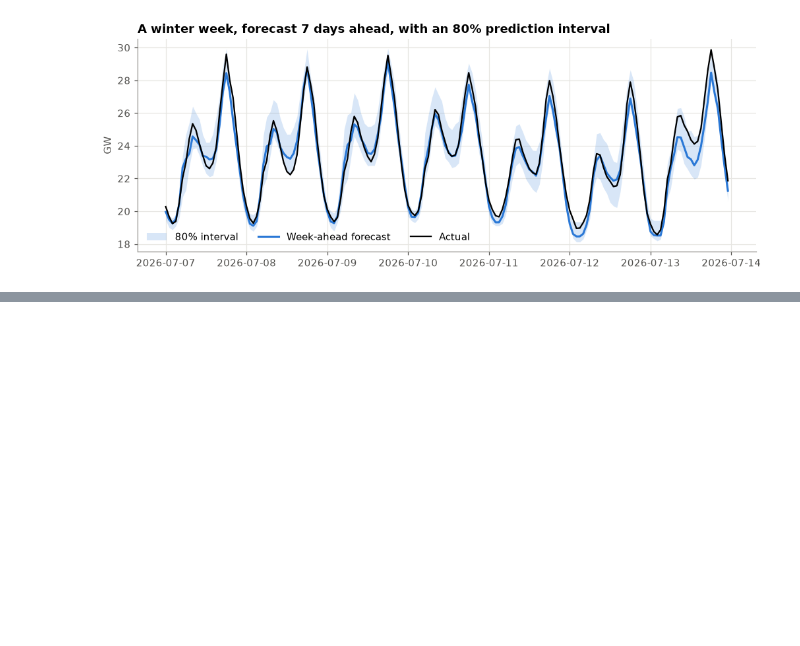
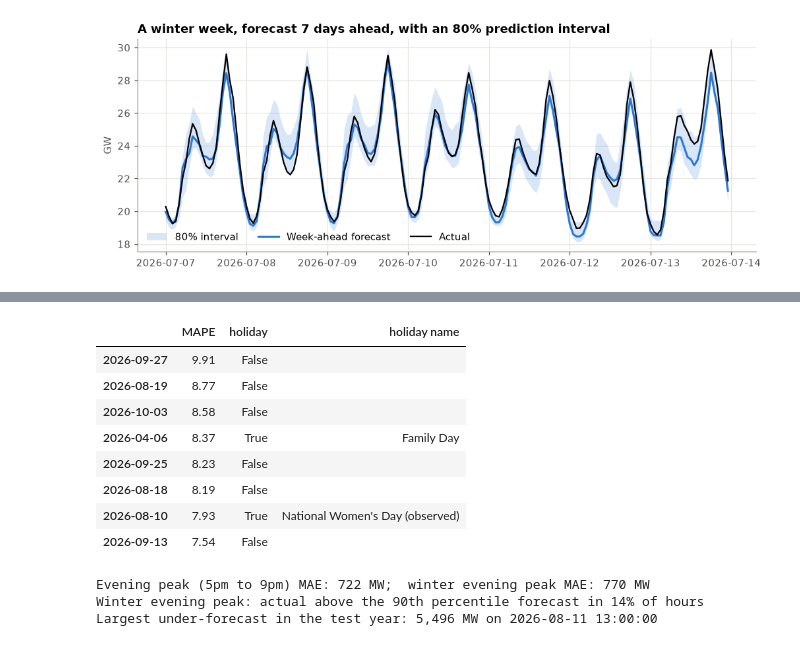
Before and after one commit to vusumuzinkosi/eskom-demand-forecasting, a Jupyter notebook: notebooks/03_model.ipynb, the cells around one changed output, grey strips where cells are left out. Cells and saved outputs as stored; diff of their text form; code cells hidden in the pictures; blank space fills up the shorter version.

```diff
--- a/notebooks/03_model.ipynb
+++ b/notebooks/03_model.ipynb
@@ -293,0 +324,25 @@ forecasts.to_parquet("../data/processed/test_forecasts.parquet")
+# %%
+worst = f.groupby(f.index.date).agg(MAPE=("ape", "mean"), holiday=("holiday", "max")).sort_values("MAPE", ascending=False).head(8)
+worst["holiday name"] = [hol.get(d, "") for d in worst.index]
+worst.round(2)
+# %% [output]
+|  | MAPE | holiday | holiday name |
+| 2026-09-27 | 9.91 | False |  |
+| 2026-08-19 | 8.77 | False |  |
+| 2026-10-03 | 8.58 | False |  |
+| 2026-04-06 | 8.37 | True | Family Day |
+| 2026-09-25 | 8.23 | False |  |
+| 2026-08-18 | 8.19 | False |  |
+| 2026-08-10 | 7.93 | True | National Women's Day (observed) |
+| 2026-09-13 | 7.54 | False |  |
+# %%
+peak = f[f.index.hour.isin([17, 18, 19, 20])]
+winter_peak = peak[peak.index.month.isin([6, 7, 8])]
+print(f"Evening peak (5pm to 9pm) MAE: {peak.abs_err.mean():,.0f} MW;  winter evening peak MAE: {winter_peak.abs_err.mean():,.0f} MW")
+print(f"Winter evening peak: actual above the 90th percentile forecast in {(winter_peak.actual > winter_peak.p90).mean():.0%} of hours")
+under = (f.actual - f.gradient_boosting).clip(lower=0)
+print(f"Largest under-forecast in the test year: {under.max():,.0f} MW on {under.idxmax()}")
+# %% [output]
+Evening peak (5pm to 9pm) MAE: 722 MW;  winter evening peak MAE: 770 MW
+Winter evening peak: actual above the 90th percentile forecast in 14% of hours
+Largest under-forecast in the test year: 5,496 MW on 2026-08-11 13:00:00
```
Also changed, not shown: parts of 4 cells of this notebook, 2 other files.
